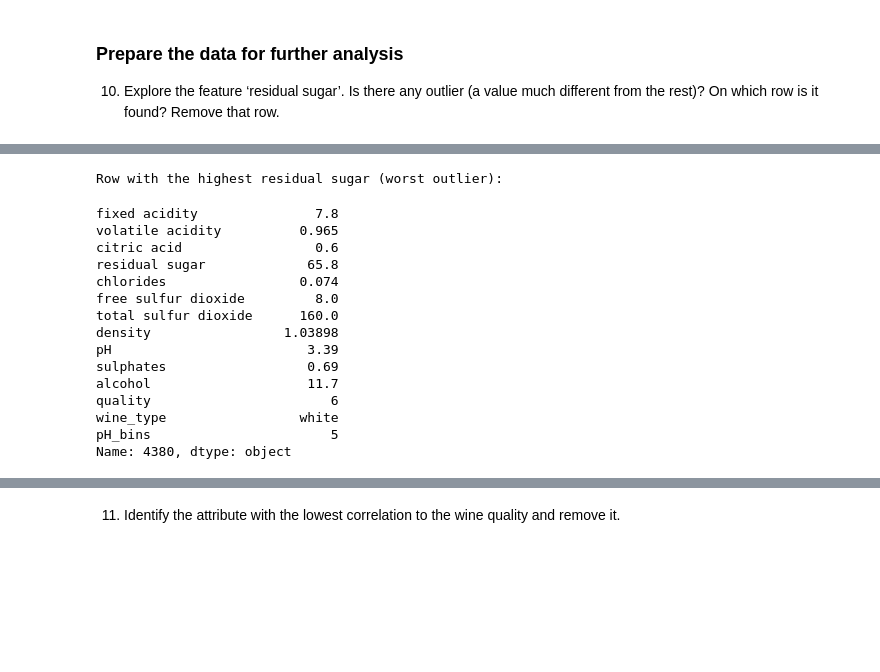
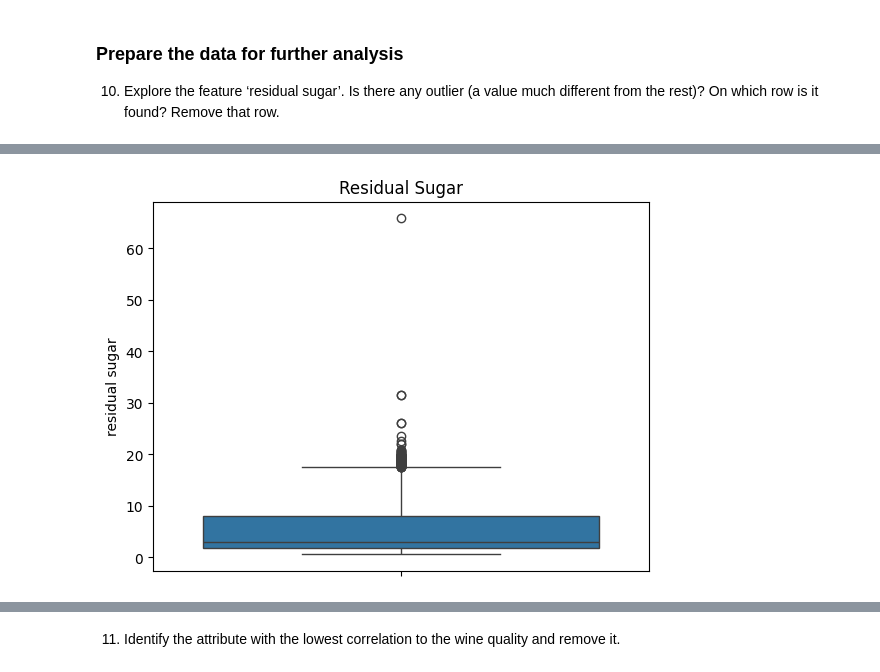
Before and after one commit to Peter537/Dat4-BI-MP2, a Jupyter notebook: winequality.ipynb, the cells around one changed output, grey strips where cells are left out. Cells and saved outputs as stored; diff of their text form; code cells hidden in the pictures; blank space fills up the shorter version.

```diff
--- a/winequality.ipynb
+++ b/winequality.ipynb
@@ -324,22 +340,0 @@ plt.show()
-# %%
-worst_outlier_row = combined_df.loc[combined_df['residual sugar'].idxmax()]
-
-print("Row with the highest residual sugar (worst outlier):")
-worst_outlier_row
-# %% [output]
-Row with the highest residual sugar (worst outlier):
-fixed acidity               7.8
-volatile acidity          0.965
-citric acid                 0.6
-residual sugar             65.8
-chlorides                 0.074
-free sulfur dioxide         8.0
-total sulfur dioxide      160.0
-density                 1.03898
-pH                         3.39
-sulphates                  0.69
-alcohol                    11.7
-quality                       6
-wine_type                 white
-pH_bins                       5
-Name: 4380, dtype: object
@@ -347,0 +341,6 @@ combined_df.drop(worst_outlier_row.name, inplace=True)
+# %%
+sns.boxplot(wines["residual sugar"])
+plt.title("Residual Sugar")
+plt.show()
+# %% [output]
+[figure, added]
```
Also changed, not shown: parts of 72 cells of this notebook, 4 other files.
